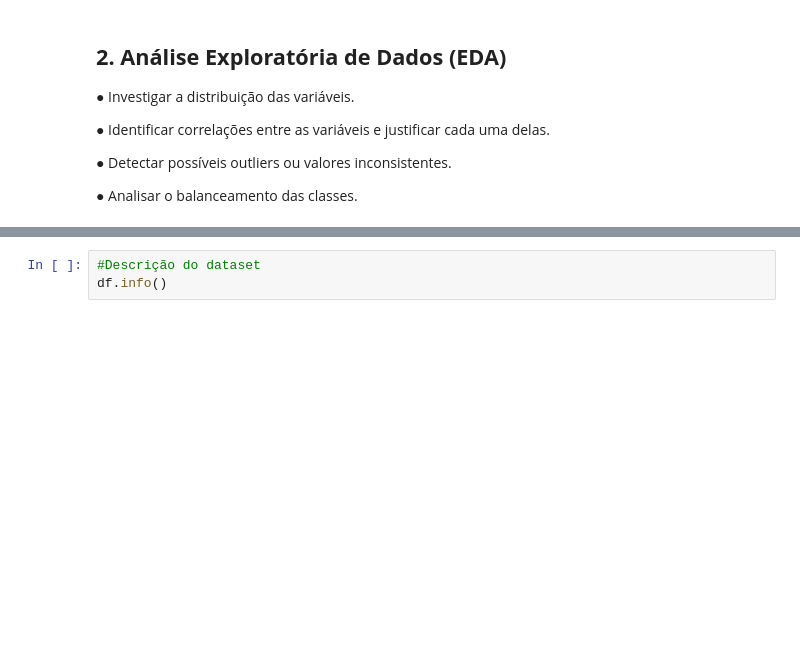
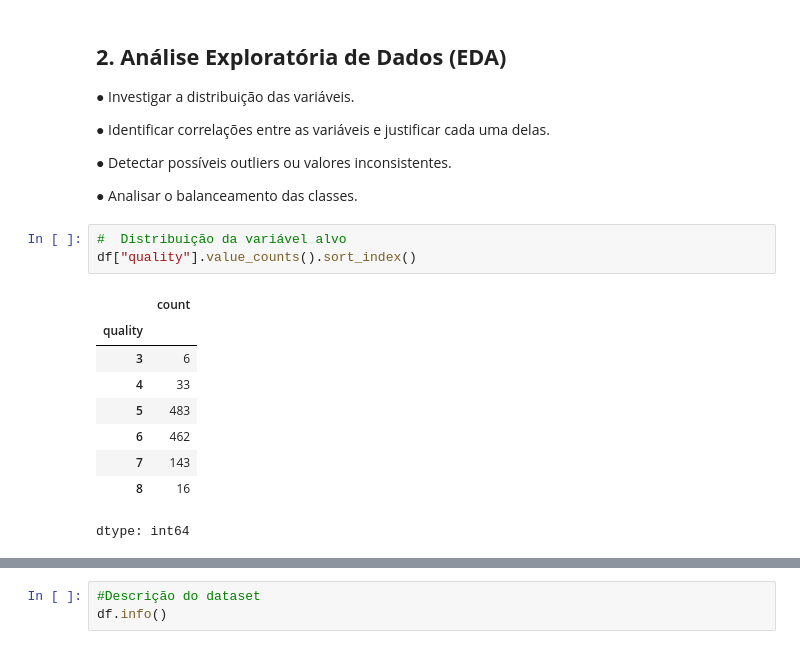
Before and after one commit to camilaalmeiida/wine-quality-classification, a Jupyter notebook: notebooks/wine_quality_analysis.ipynb, the cells around one changed output, grey strips where cells are left out. Drawn from its saved outputs; the diff is of its cells as text; blank space fills up the shorter version.

```diff
--- a/notebooks/wine_quality_analysis.ipynb
+++ b/notebooks/wine_quality_analysis.ipynb
@@ -217,3 +187,16 @@ plt.show()
 ● Detectar possíveis outliers ou valores inconsistentes.
 
 ● Analisar o balanceamento das classes.
+# %%
+#  Distribuição da variável alvo
+df["quality"].value_counts().sort_index()
+# %% [output]
+|  | count |
+| quality |  |
+| 3 | 6 |
+| 4 | 33 |
+| 5 | 483 |
+| 6 | 462 |
+| 7 | 143 |
+| 8 | 16 |
+dtype: int64
```
Also changed, not shown: parts of 6 cells of this notebook.
